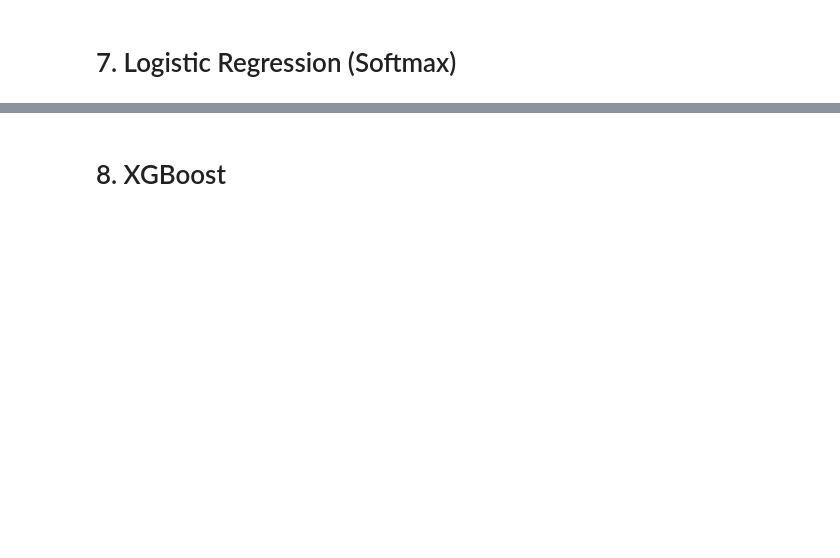
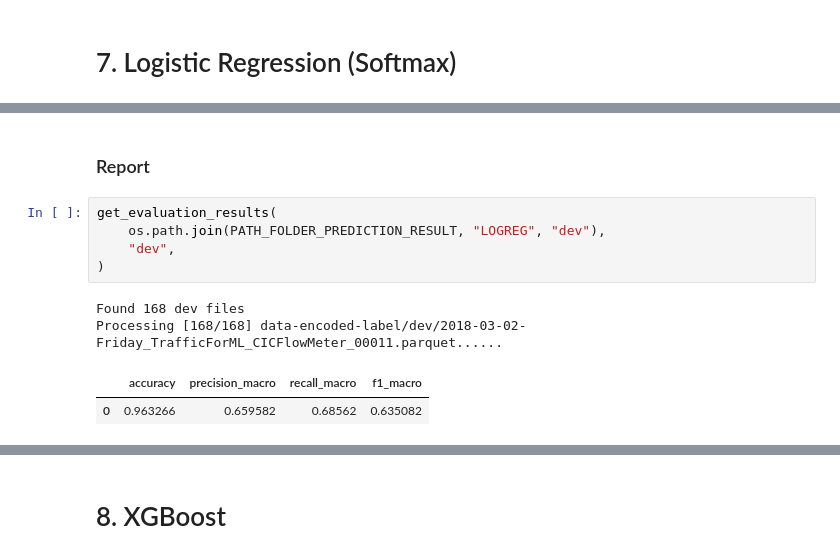
Before and after one commit to JoxNeis/ml-ids, a Jupyter notebook: mlids.ipynb, the cells around one changed output, grey strips where cells are left out. Saved outputs shown, nothing was run; the diff lists cells and outputs as text; blank space fills up the shorter version.

```diff
--- a/mlids.ipynb
+++ b/mlids.ipynb
@@ -2773,0 +3434,12 @@ display(cm)
+# %% [markdown]
+### Report
+# %%
+get_evaluation_results(
+    os.path.join(PATH_FOLDER_PREDICTION_RESULT, "LOGREG", "dev"),
+    "dev",
+)
+# %% [output]
+Found 168 dev files
+Processing [168/168] data-encoded-label/dev/2018-03-02-Friday_TrafficForML_CICFlowMeter_00011.parquet......
+|  | accuracy | precision_macro | recall_macro | f1_macro |
+| 0 | 0.963266 | 0.659582 | 0.68562 | 0.635082 |
```
Also changed, not shown: parts of 80 cells of this notebook, 2 other files.
